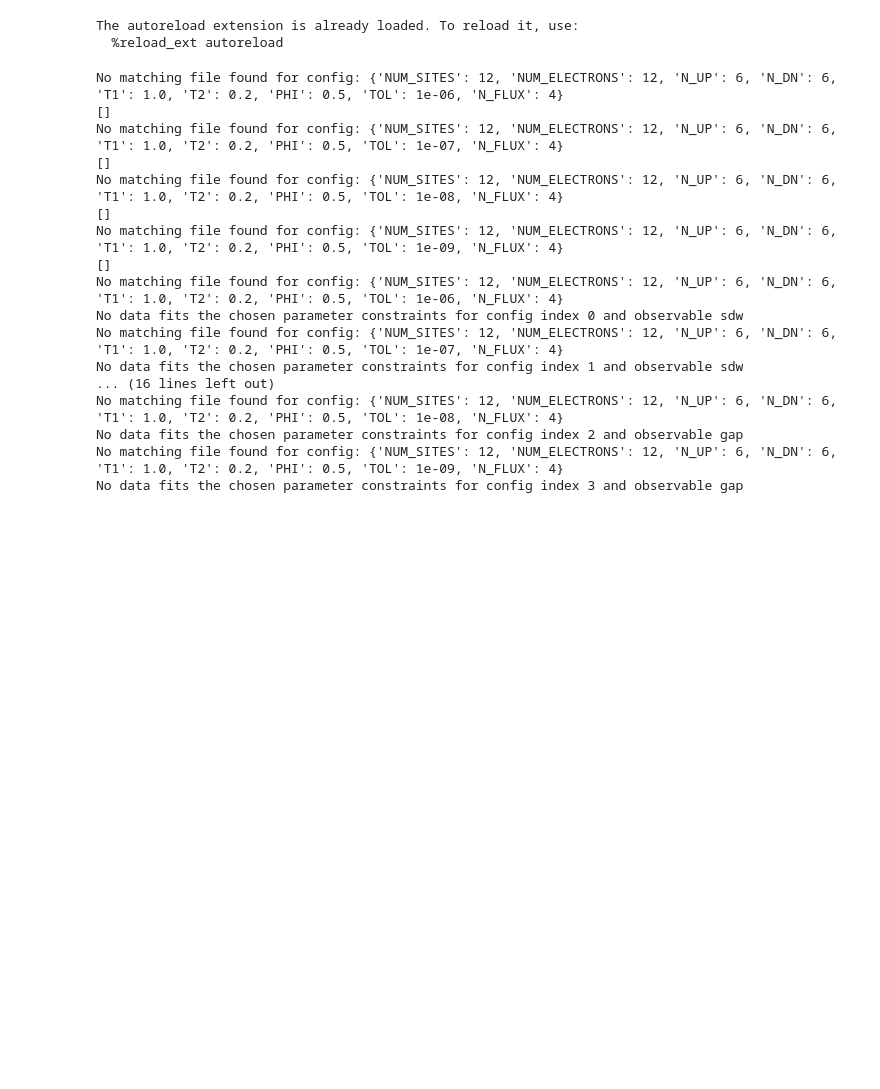
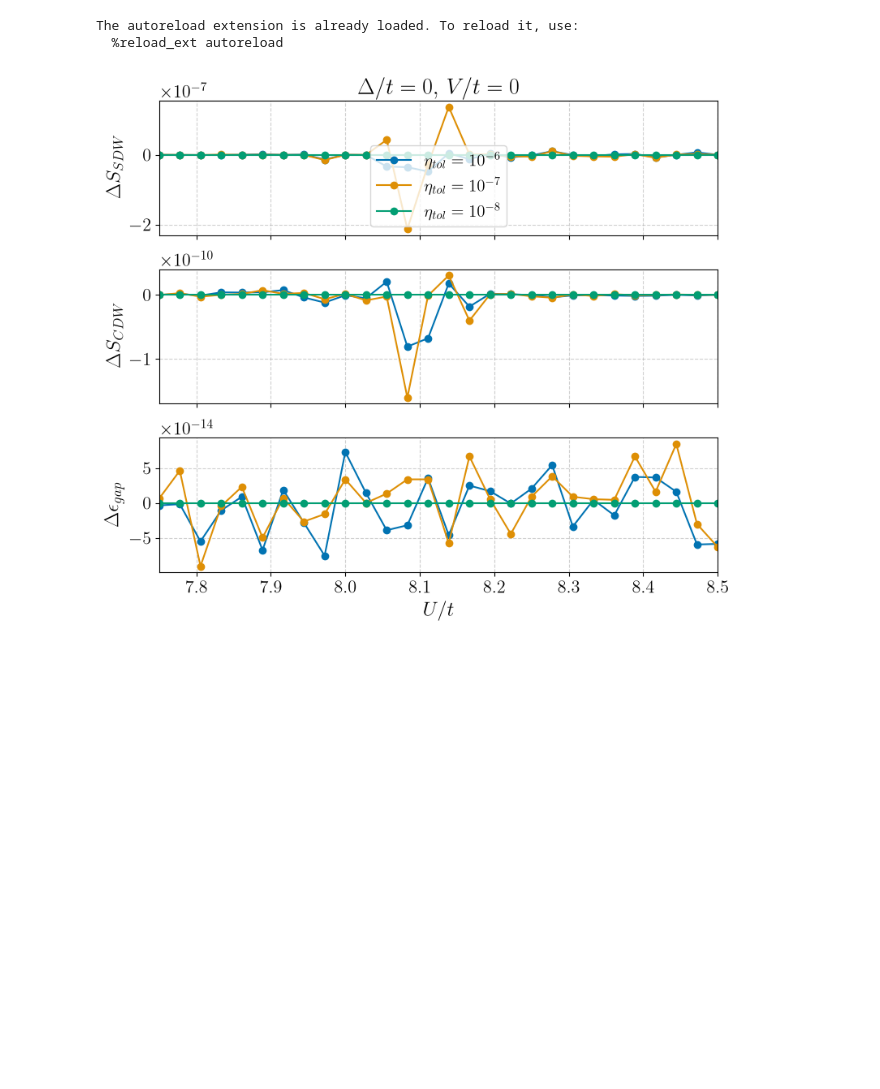
Before and after one commit to cctort/haldane, a Jupyter notebook: clean.ipynb, the cells around one changed output. Saved outputs shown, nothing was run; the diff lists cells and outputs as text; code cells hidden in the pictures; blank space fills up the shorter version.

```diff
--- a/clean.ipynb
+++ b/clean.ipynb
@@ -12,36 +12,17 @@ The autoreload extension is already loaded. To reload it, use:
 # %%
 tol_list = [1e-6, 1e-7, 1e-8, 1e-9]
 config_list = []
 for tol in tol_list:
     config_list.append(config_default.copy())
     config_list[-1]['TOL'] = tol
-    points = get_points(config_list[-1])
-    print(points)
 
 labels = [f'$\eta_{{tol}}=10^{{{int(np.log10(tol))}}}$' for tol in tol_list]
 
 fig_ax = plot_1d_cut(config_list, 'u', {'delta': 0.0, 'v': 0.0},
-                     ['sdw', 'cdw', 'gap'], [r'$S_{SDW}$', r'$S_{CDW}$', r'$\epsilon_{gap}$'],
-                     r'$U/t$', rf'$\Delta/t=0,\, V/t=0$', labels=labels, xlim=(7.95, 8.3))
+                     ['sdw', 'cdw', 'gap'], [r'$\Delta S_{SDW}$', r'$\Delta S_{CDW}$', r'$\Delta\epsilon_{gap}$'],
+                     r'$U/t$', rf'$\Delta/t=0,\, V/t=0$', labels=labels, xlim=(7.75, 8.5), relative_to=3)
 
 plt.show()
 # %% [output]
-No matching file found for config: {'NUM_SITES': 12, 'NUM_ELECTRONS': 12, 'N_UP': 6, 'N_DN': 6, 'T1': 1.0, 'T2': 0.2, 'PHI': 0.5, 'TOL': 1e-06, 'N_FLUX': 4}
-[]
-No matching file found for config: {'NUM_SITES': 12, 'NUM_ELECTRONS': 12, 'N_UP': 6, 'N_DN': 6, 'T1': 1.0, 'T2': 0.2, 'PHI': 0.5, 'TOL': 1e-07, 'N_FLUX': 4}
-[]
-No matching file found for config: {'NUM_SITES': 12, 'NUM_ELECTRONS': 12, 'N_UP': 6, 'N_DN': 6, 'T1': 1.0, 'T2': 0.2, 'PHI': 0.5, 'TOL': 1e-08, 'N_FLUX': 4}
-[]
-No matching file found for config: {'NUM_SITES': 12, 'NUM_ELECTRONS': 12, 'N_UP': 6, 'N_DN': 6, 'T1': 1.0, 'T2': 0.2, 'PHI': 0.5, 'TOL': 1e-09, 'N_FLUX': 4}
-[]
-No matching file found for config: {'NUM_SITES': 12, 'NUM_ELECTRONS': 12, 'N_UP': 6, 'N_DN': 6, 'T1': 1.0, 'T2': 0.2, 'PHI': 0.5, 'TOL': 1e-06, 'N_FLUX': 4}
-No data fits the chosen parameter constraints for config index 0 and observable sdw
-No matching file found for config: {'NUM_SITES': 12, 'NUM_ELECTRONS': 12, 'N_UP': 6, 'N_DN': 6, 'T1': 1.0, 'T2': 0.2, 'PHI': 0.5, 'TOL': 1e-07, 'N_FLUX': 4}
-No data fits the chosen parameter constraints for config index 1 and observable sdw
-... (16 lines left out)
-No matching file found for config: {'NUM_SITES': 12, 'NUM_ELECTRONS': 12, 'N_UP': 6, 'N_DN': 6, 'T1': 1.0, 'T2': 0.2, 'PHI': 0.5, 'TOL': 1e-08, 'N_FLUX': 4}
-No data fits the chosen parameter constraints for config index 2 and observable gap
-No matching file found for config: {'NUM_SITES': 12, 'NUM_ELECTRONS': 12, 'N_UP': 6, 'N_DN': 6, 'T1': 1.0, 'T2': 0.2, 'PHI': 0.5, 'TOL': 1e-09, 'N_FLUX': 4}
-No data fits the chosen parameter constraints for config index 3 and observable gap
-[figure, old version]
+[figure, new version]
 # %%
```
Also changed, not shown: parts of 1 cell of this notebook, 2 other files.
